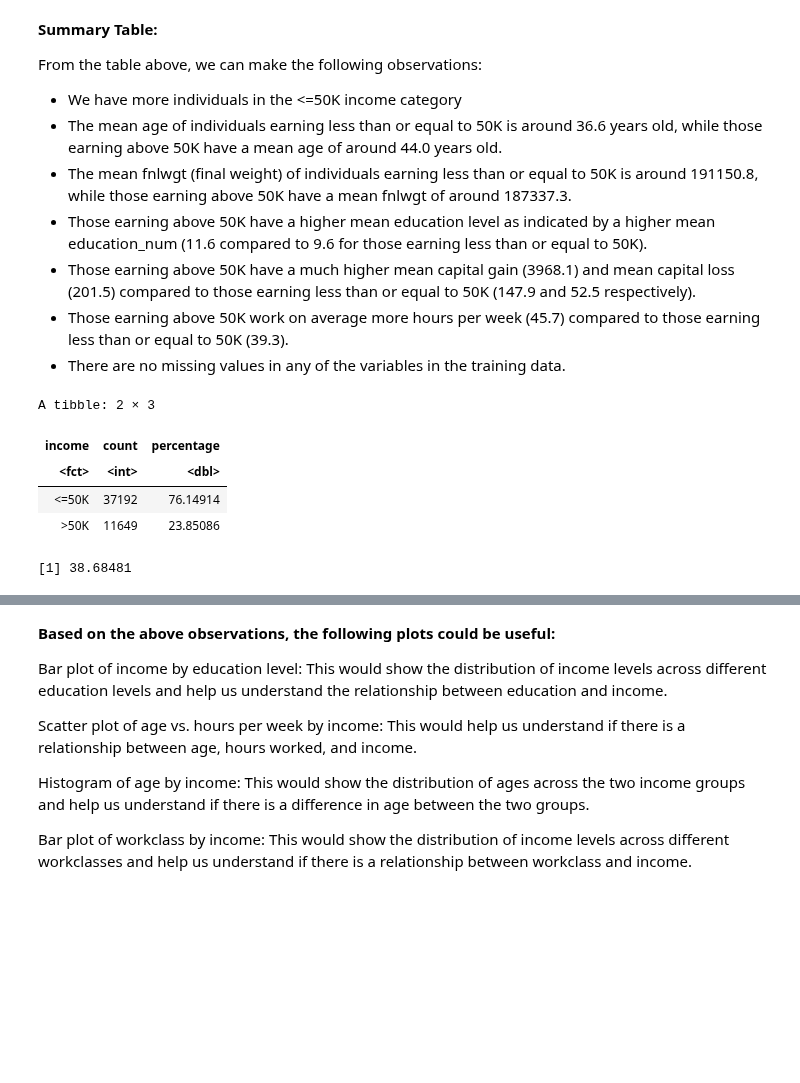
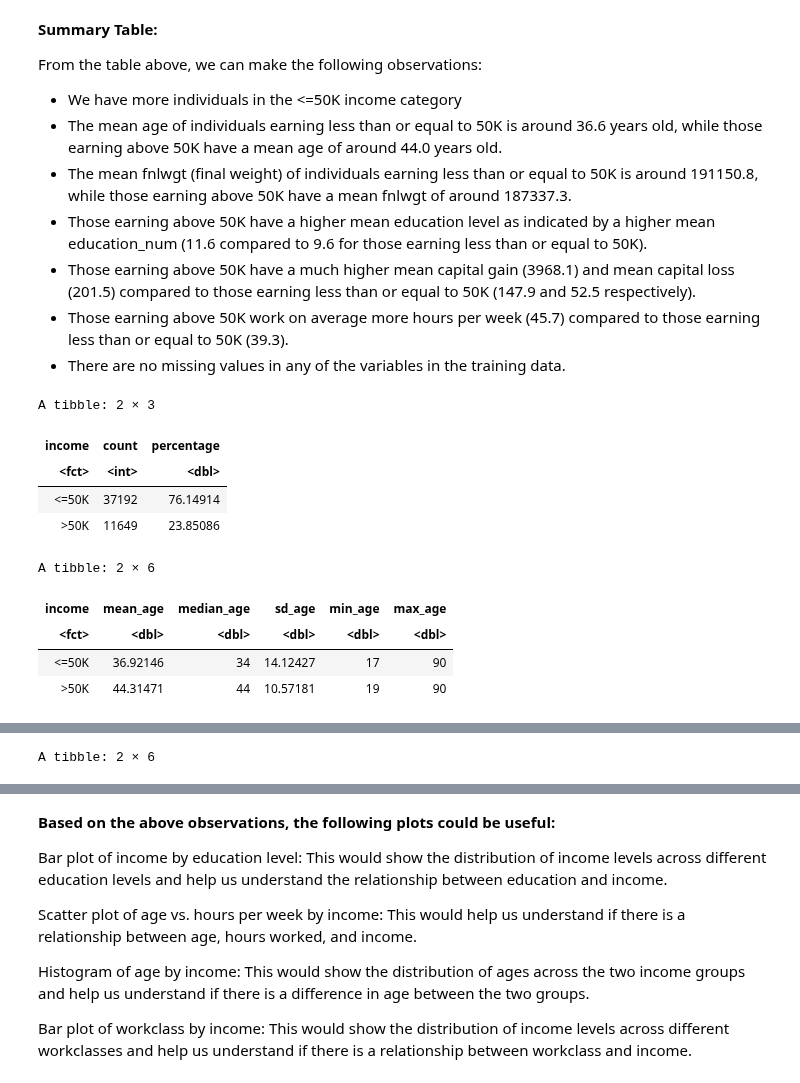
Before and after one commit to Shubhaankar-Sharma/income-category-classifier, a Jupyter notebook: project_group_proposal.ipynb, the cells around one changed output, grey strips where cells are left out. Drawn from its saved outputs; the diff is of its cells as text; code cells hidden in the pictures; blank space fills up the shorter version.

Commit message:
Added more summary tables

```diff
--- a/project_group_proposal.ipynb
+++ b/project_group_proposal.ipynb
@@ -337,22 +339,89 @@ From the table above, we can make the following observations:
 # %%
 # Based on the training data
 
 # lets see our predictor class distribution
 adult_train |>
     group_by(income) |>
     summarize(
         count = n(),
-        percentage = n() / nrow(adult_train) * 100,
-        ) |>
+        percentage = n() / nrow(adult_train) * 100,) |>
     arrange(desc(percentage))
 
-# lets see the age distribution
-mean(adult_train$age, na.RM=TRUE)
-median(adult_train$age, na.RM=TRUE)
+# lets see our predictor class distribution according to age
+adult_train |>
+  group_by(income) |>
+  summarize(
+    mean_age = mean(age),
+    median_age = median(age),
+    sd_age = sd(age),
+    min_age = min(age),
+    max_age = max(age)
+  )
+
+
+# lets see our predictor class distribution according to fnlwgt
+adult_train |>
+  group_by(income) |>
+  summarize(
+    mean_fnlwgt = mean(fnlwgt),
+    median_fnlwgt = median(fnlwgt),
+    sd_fnlwgt = sd(fnlwgt),
+    min_fnlwgt = min(fnlwgt),
+    max_fnlwgt = max(fnlwgt)
+  )
+
+
+# lets see our predictor class distribution according to education_num
+adult_train |>
+  group_by(income) |>
+  summarize(
+    mean_education_num = mean(education_num),
+    median_education_num = median(education_num),
+    sd_education_num = sd(education_num),
+    min_education_num = min(education_num),
+    max_education_num = max(education_num)
+  )
+
+# lets see our predictor class distribution according to capital_gain
+adult_train |>
+  group_by(income) |>
+  summarize(
+    mean_capital_gain = mean(capital_gain),
+    median_capital_gain = median(capital_gain),
+    sd_capital_gain = sd(capital_gain),
+    min_capital_gain = min(capital_gain),
+    max_capital_gain = max(capital_gain)
+  )
+
+# lets see our predictor class distribution according to capital_loss
+adult_train |>
+  group_by(income) |>
+  summarize(
+    mean_capital_loss = mean(capital_loss),
+    median_capital_loss = median(capital_loss),
+    sd_capital_loss = sd(capital_loss),
+    min_capital_loss = min(capital_loss),
+    max_capital_loss = max(capital_loss)
+  )
+
+# lets see our predictor class distribution according to hours_per_week
+adult_train |>
+  group_by(income) |>
+  summarize(
+    mean_hours_per_week = mean(hours_per_week),
+    median_hours_per_week = median(hours_per_week),
+    sd_hours_per_week = sd(hours_per_week),
+    min_hours_per_week = min(hours_per_week),
+    max_hours_per_week = max(hours_per_week)
+  )
 # %% [output]
 A tibble: 2 × 3
 | income | count | percentage |
 | <fct> | <int> | <dbl> |
 | <=50K | 37192 | 76.14914 |
 | >50K | 11649 | 23.85086 |
-[1] 38.68481
+A tibble: 2 × 6
+| income | mean_age | median_age | sd_age | min_age | max_age |
+| <fct> | <dbl> | <dbl> | <dbl> | <dbl> | <dbl> |
+| <=50K | 36.92146 | 34 | 14.12427 | 17 | 90 |
+| >50K | 44.31471 | 44 | 10.57181 | 19 | 90 |
@@ -359,0 +433 @@ A tibble: 2 × 3
+A tibble: 2 × 6
```
Also changed, not shown: parts of 3 cells of this notebook.
